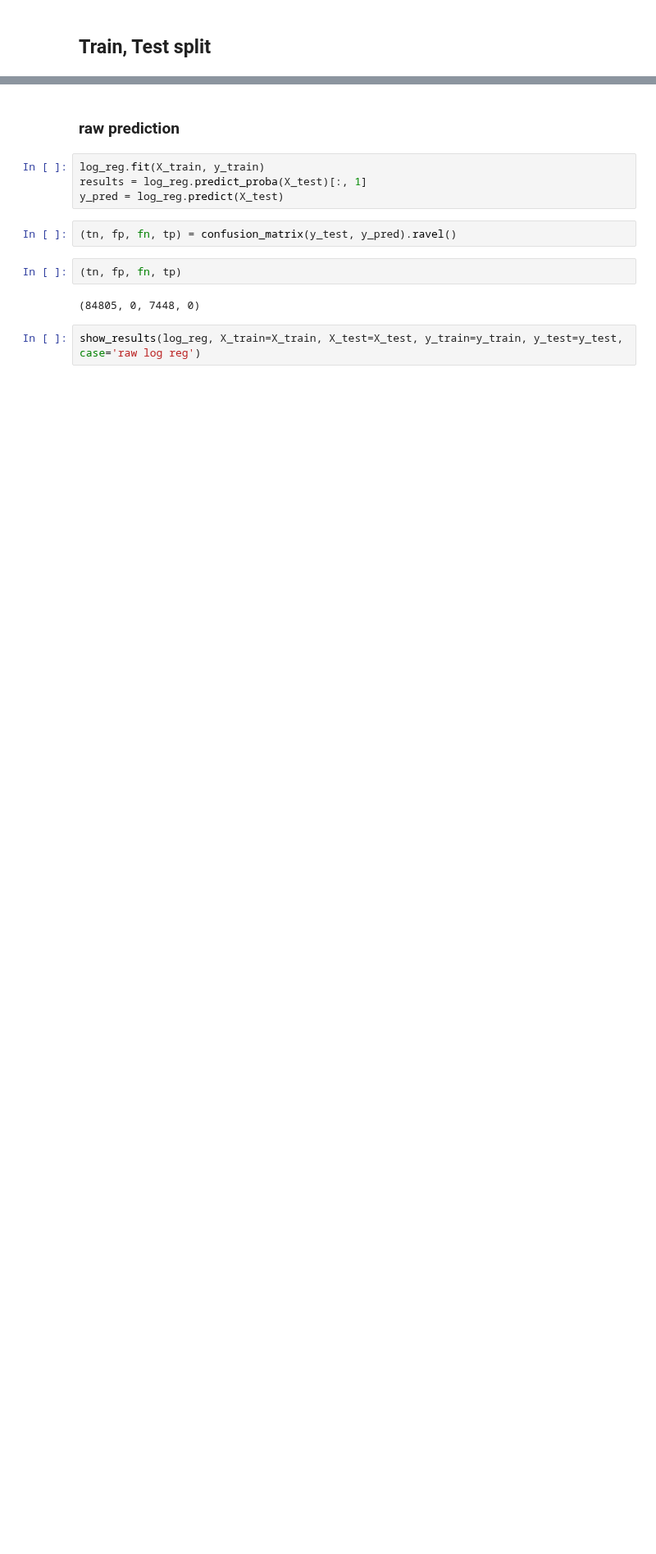
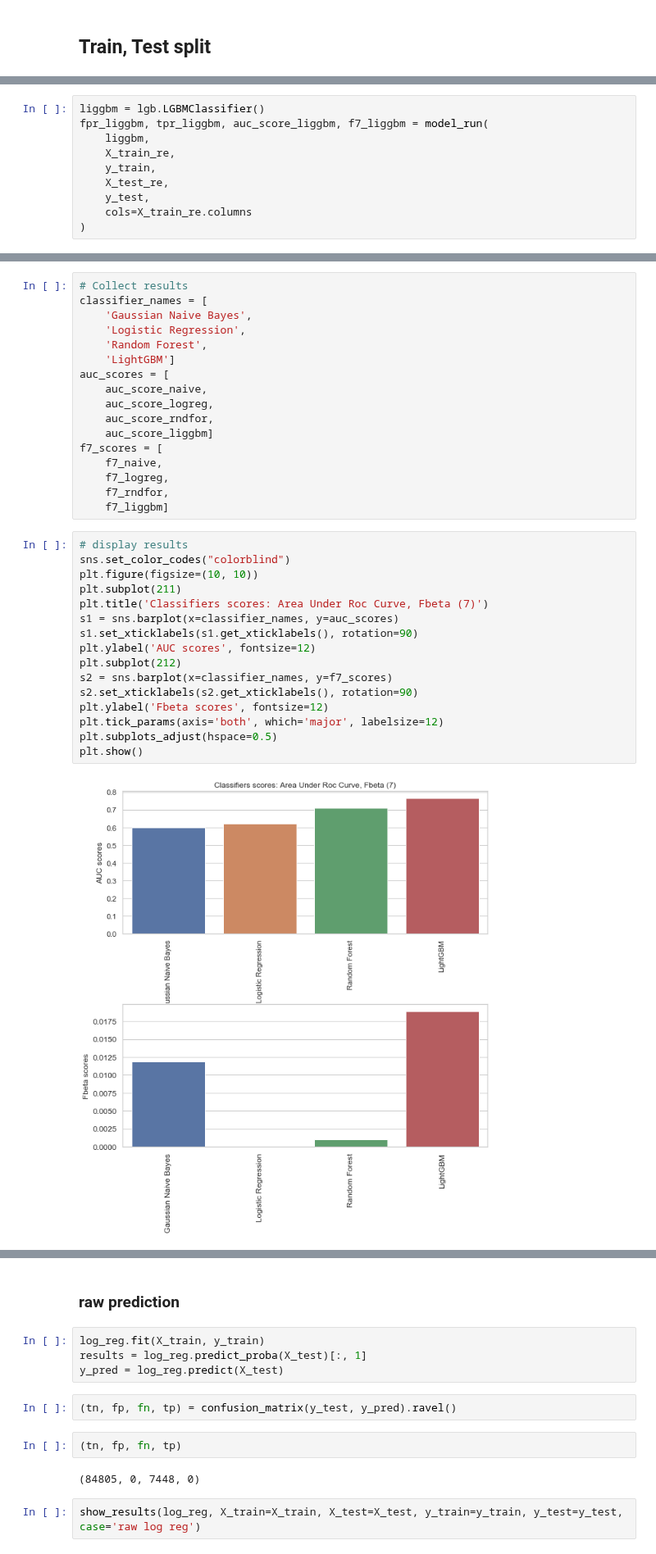
Before and after one commit to EtienneLardeur/P7_Scoring, a Jupyter notebook: P7_Model.ipynb, the cells around one changed output, grey strips where cells are left out. Shown at 82% size. Drawn from its saved outputs; the diff is of its cells as text; blank space fills up the shorter version.

```diff
--- a/P7_Model.ipynb
+++ b/P7_Model.ipynb
@@ -342,0 +345,10 @@ The following code makes the predictions and selects the correct column.
+# %%
+liggbm = lgb.LGBMClassifier()
+fpr_liggbm, tpr_liggbm, auc_score_liggbm, f7_liggbm = model_run(
+    liggbm,
+    X_train_re,
+    y_train,
+    X_test_re,
+    y_test,
+    cols=X_train_re.columns
+)
@@ -342,0 +361,35 @@ The following code makes the predictions and selects the correct column.
+# %%
+# Collect results
+classifier_names = [
+    'Gaussian Naive Bayes',
+    'Logistic Regression',
+    'Random Forest',
+    'LightGBM']
+auc_scores = [
+    auc_score_naive,
+    auc_score_logreg,
+    auc_score_rndfor,
+    auc_score_liggbm]
+f7_scores = [
+    f7_naive,
+    f7_logreg,
+    f7_rndfor,
+    f7_liggbm]
+# %%
+# display results
+sns.set_color_codes("colorblind")
+plt.figure(figsize=(10, 10))
+plt.subplot(211)
+plt.title('Classifiers scores: Area Under Roc Curve, Fbeta (7)')
+s1 = sns.barplot(x=classifier_names, y=auc_scores)
+s1.set_xticklabels(s1.get_xticklabels(), rotation=90)
+plt.ylabel('AUC scores', fontsize=12)
+plt.subplot(212)
+s2 = sns.barplot(x=classifier_names, y=f7_scores)
+s2.set_xticklabels(s2.get_xticklabels(), rotation=90)
+plt.ylabel('Fbeta scores', fontsize=12)
+plt.tick_params(axis='both', which='major', labelsize=12)
+plt.subplots_adjust(hspace=0.5)
+plt.show()
+# %% [output]
+[figure, added]
```
Also changed, not shown: parts of 104 cells of this notebook.
